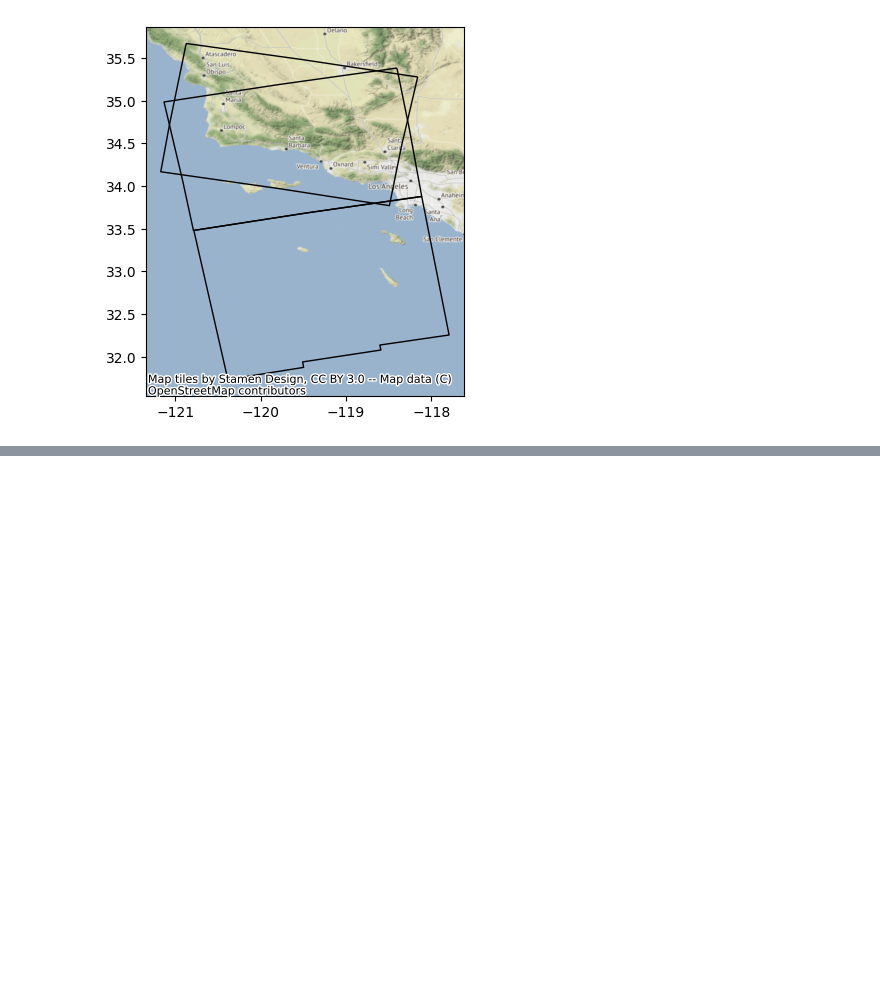
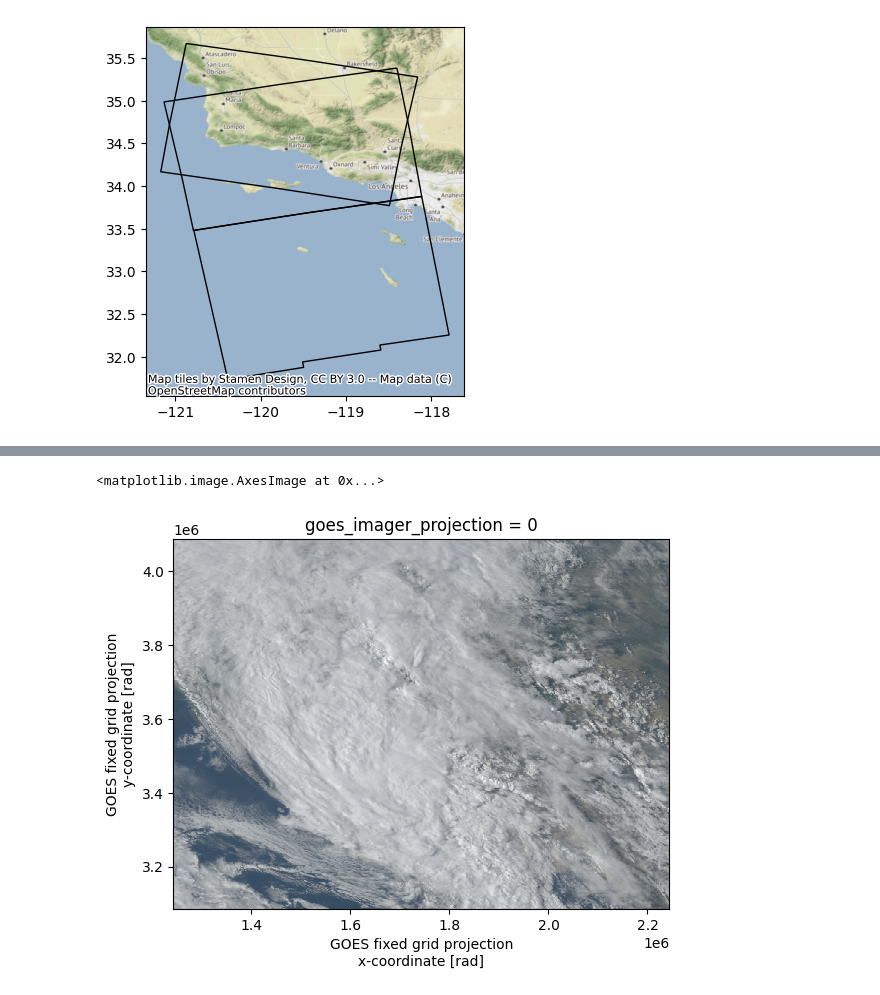
Before and after one commit to Element84/goes-meso-visualizer, a Jupyter notebook: notebooks/2023-08-hilary.ipynb, the cells around one changed output, grey strips where cells are left out. Cells and saved outputs as stored; diff of their text form; code cells hidden in the pictures; blank space fills up the shorter version.

```diff
--- a/2023-08-hilary.ipynb
+++ b/notebooks/2023-08-hilary.ipynb
@@ -75,0 +102,23 @@ contextily.add_basemap(axis, crs=item_data_frame.crs.to_string())
+# %%
+# Cribbed from https://planetarycomputer.microsoft.com/dataset/goes-cmi#Example-Notebook
+
+γ = 2.2
+
+goes_items = ItemCollection.from_file("../assets/goes-cmi.json")
+goes_item = goes_items[0]
+bands = ["C01_2km", "C02_2km", "C03_2km"]
+common_names = [
+    goes_item.assets[band].extra_fields["eo:bands"][0]["common_name"] for band in bands
+]
+dataset = xarray.concat(
+    [rioxarray.open_rasterio(goes_item.assets[band].href) for band in bands], dim="band"
+).assign_coords(band=common_names)
+green = (
+    0.45 * dataset.sel(band="red")
+    + 0.1 * dataset.sel(band="nir09")
+    + 0.45 * dataset.sel(band="blue")
+).assign_coords(band="green")
+rgb = xarray.concat([dataset, green], dim="band").sel(band=["red", "green", "blue"])
+rgb = rgb / rgb.max(dim=["band", "y", "x"])
+rgb = numpy.clip(rgb ** (1 / γ), 0, 1)
+rgb
@@ -75,0 +143,5 @@ contextily.add_basemap(axis, crs=item_data_frame.crs.to_string())
+# %%
+rgb.plot.imshow(rgb="band")
+# %% [output]
+<matplotlib.image.AxesImage at 0x...>
+[figure, added]
```
Also changed, not shown: parts of 6 cells of this notebook, 6 other files.
